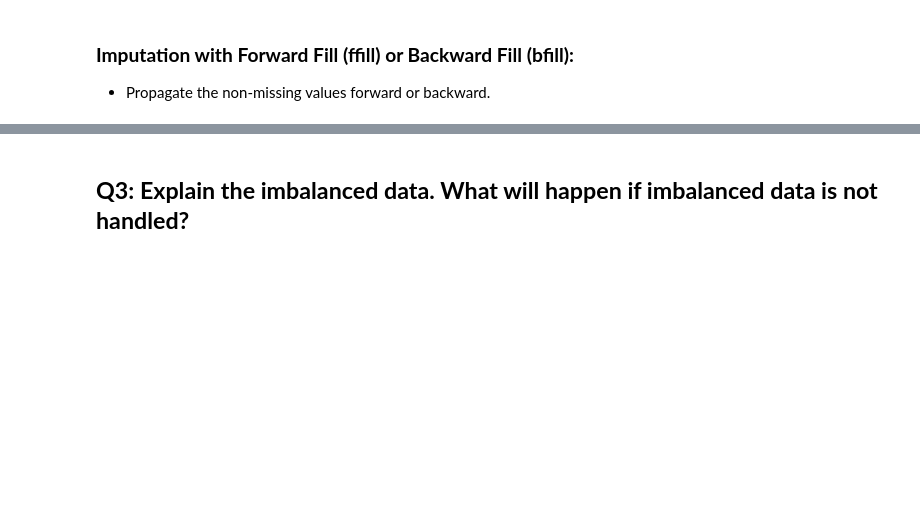
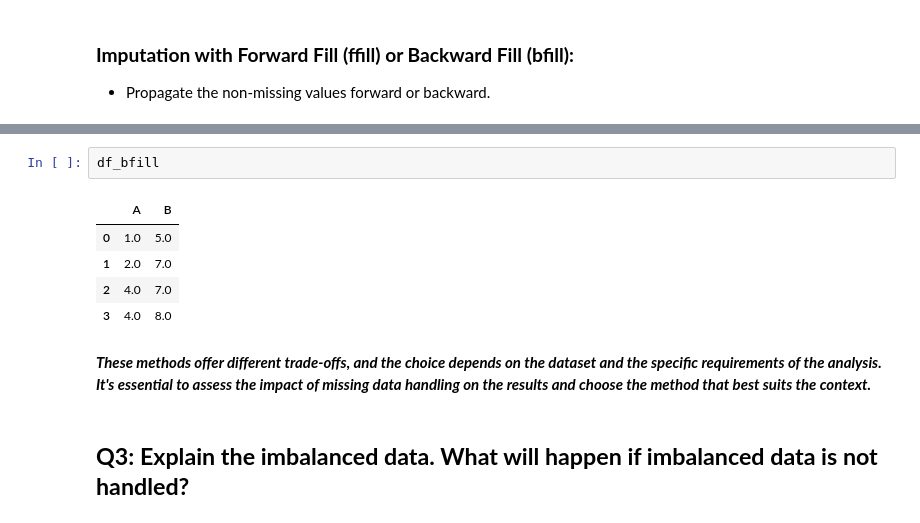
Before and after one commit to Sha-98/Data-Science-Masters, a Jupyter notebook: Feature_Engg01.ipynb, the cells around one changed output, grey strips where cells are left out. Cells and saved outputs as stored; diff of their text form; blank space fills up the shorter version.

```diff
--- a/Feature_Engg01.ipynb
+++ b/Feature_Engg01.ipynb
@@ -129,2 +132,12 @@ print("\nDataFrame with backward fill:\n", df_bfill)
+# %%
+df_bfill
+# %% [output]
+|  | A | B |
+| 0 | 1.0 | 5.0 |
+| 1 | 2.0 | 7.0 |
+| 2 | 4.0 | 7.0 |
+| 3 | 4.0 | 8.0 |
+# %% [markdown]
+***These methods offer different trade-offs, and the choice depends on the dataset and the specific requirements of the analysis. It's essential to assess the impact of missing data handling on the results and choose the method that best suits the context.***
 # %% [markdown]
 ## **Q3: Explain the imbalanced data. What will happen if imbalanced data is not handled?**
```
Also changed, not shown: parts of 8 cells of this notebook.
